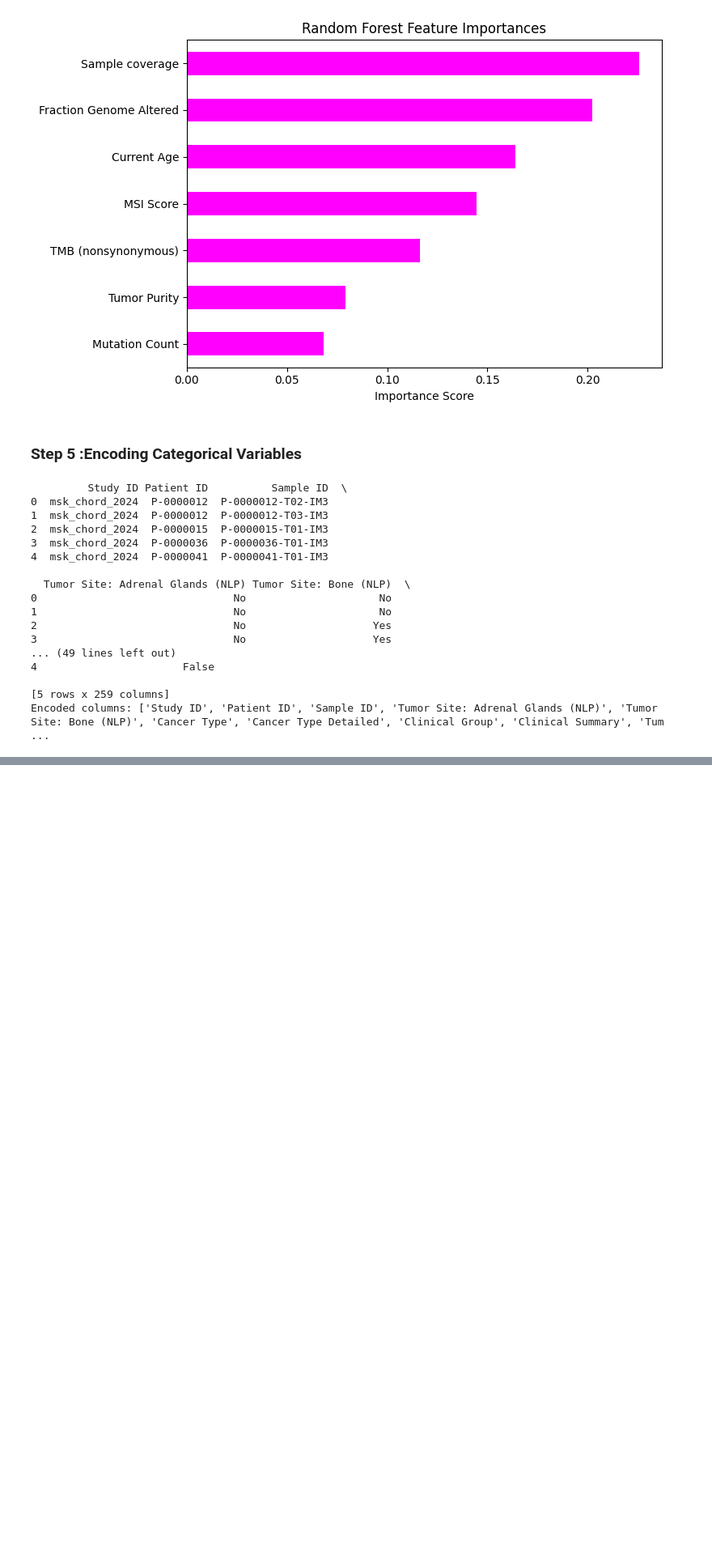
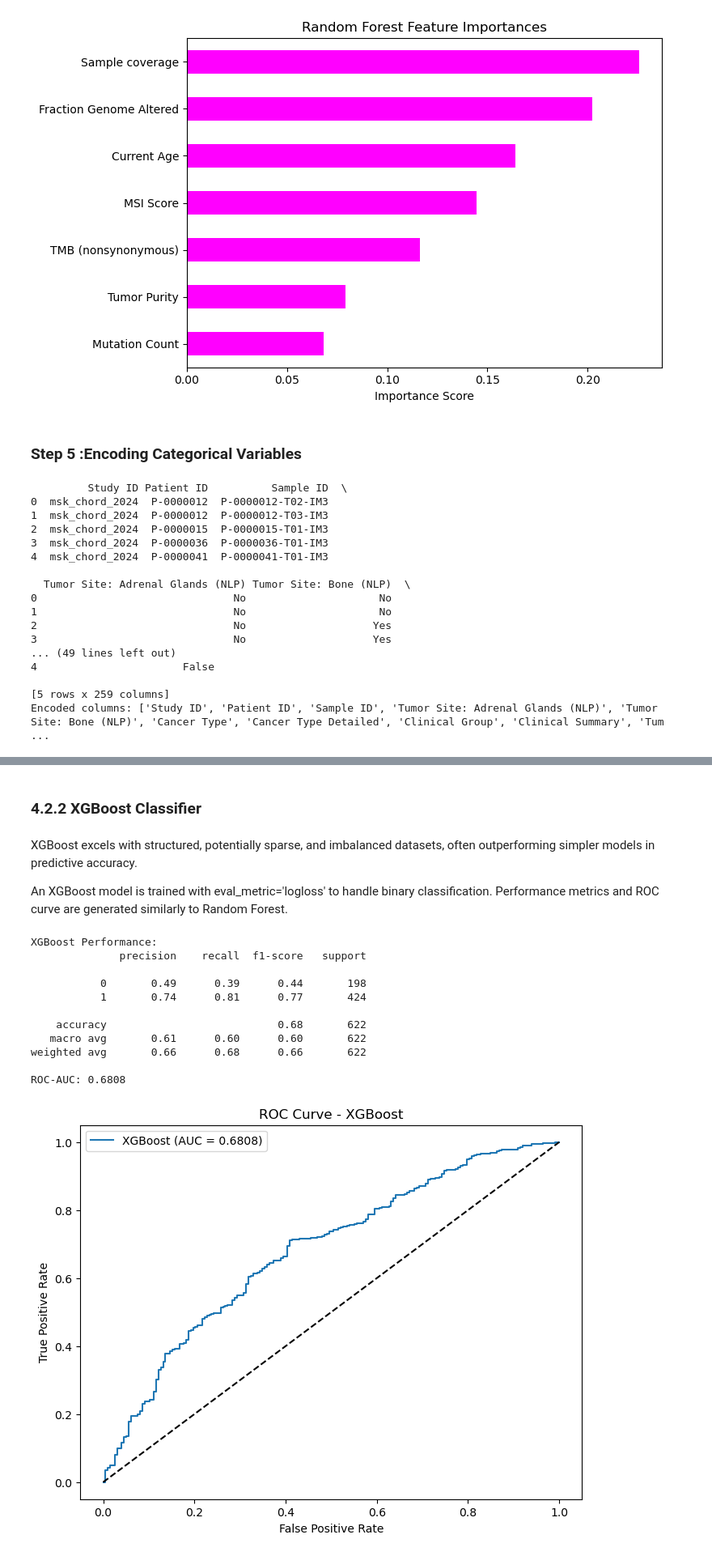
Before and after one commit to chriskarta/Pancreatic-Cancer-Survival-Prediction, a Jupyter notebook: index.ipynb, the cells around one changed output, grey strips where cells are left out. Shown at 81% size. Drawn from its saved outputs; the diff is of its cells as text; code cells hidden in the pictures; blank space fills up the shorter version.

```diff
--- a/index.ipynb
+++ b/index.ipynb
@@ -585,0 +873,41 @@ Encoded columns: ['Study ID', 'Patient ID', 'Sample ID', 'Tumor Site: Adrenal Gl
+# %% [markdown]
+### 4.2.2 XGBoost Classifier
+# %% [markdown]
+XGBoost excels with structured, potentially sparse, and imbalanced datasets, often outperforming simpler models in predictive accuracy.
+
+An XGBoost model is trained with eval_metric='logloss' to handle binary classification. Performance metrics and ROC curve are generated similarly to Random Forest.
+# %%
+# XGBoost Classifier
+xgb_model = XGBClassifier(random_state=42, eval_metric='logloss')
+xgb_model.fit(X_train, y_train)
+xgb_pred = xgb_model.predict(X_test)
+xgb_prob = xgb_model.predict_proba(X_test)[:, 1]
+
+# Print model performance
+print("XGBoost Performance:")
+print(classification_report(y_test, xgb_pred))
+print(f"ROC-AUC: {roc_auc_score(y_test, xgb_prob):.4f}")
+
+# Plot ROC Curve
+fpr, tpr, _ = roc_curve(y_test, xgb_prob)
+plt.figure(figsize=(8, 6))
+plt.plot(fpr, tpr, label=f'XGBoost (AUC = {roc_auc_score(y_test, xgb_prob):.4f})')
+plt.plot([0, 1], [0, 1], 'k--')
+plt.xlabel('False Positive Rate')
+plt.ylabel('True Positive Rate')
+plt.title('ROC Curve - XGBoost')
+plt.legend()
+plt.show()
+# %% [output]
+XGBoost Performance:
+              precision    recall  f1-score   support
+
+           0       0.49      0.39      0.44       198
+           1       0.74      0.81      0.77       424
+
+    accuracy                           0.68       622
+   macro avg       0.61      0.60      0.60       622
+weighted avg       0.66      0.68      0.66       622
+
+ROC-AUC: 0.6808
+[figure, added]
```
Also changed, not shown: parts of 42 cells of this notebook, 4 other files.
